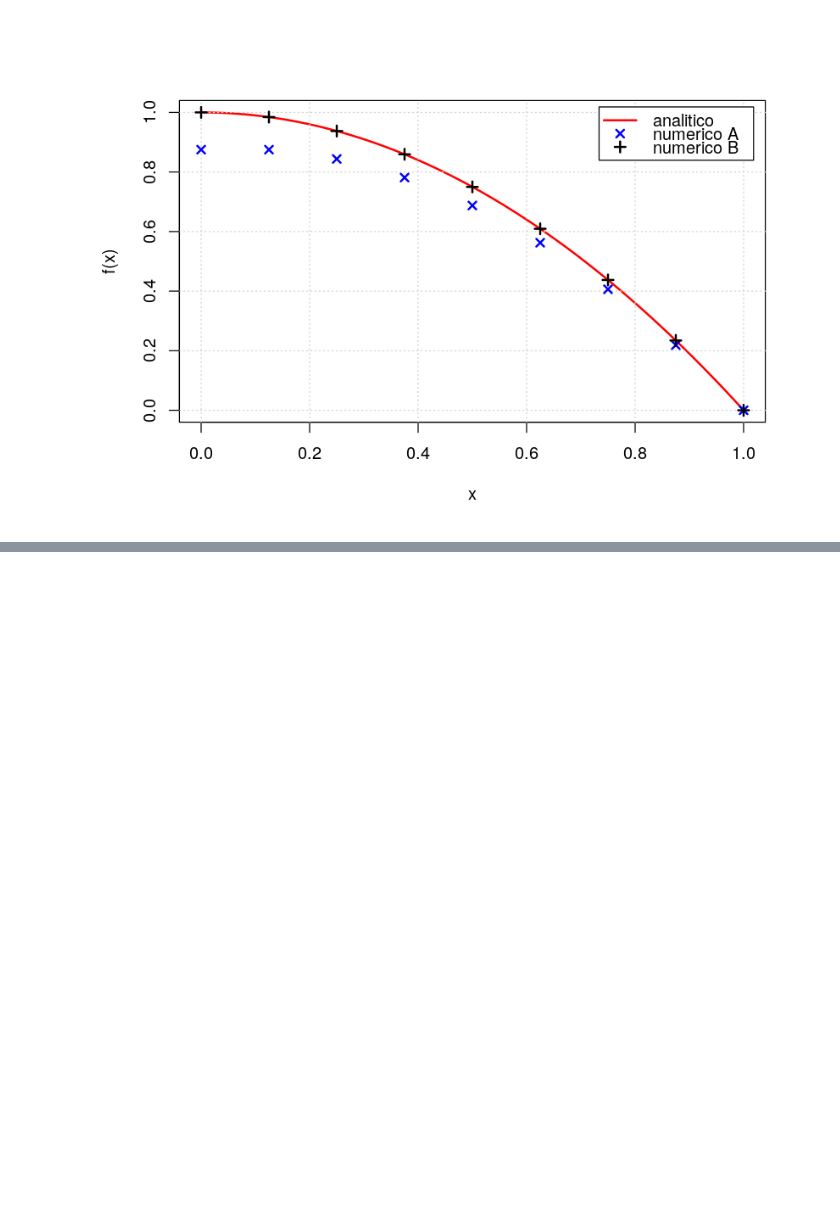
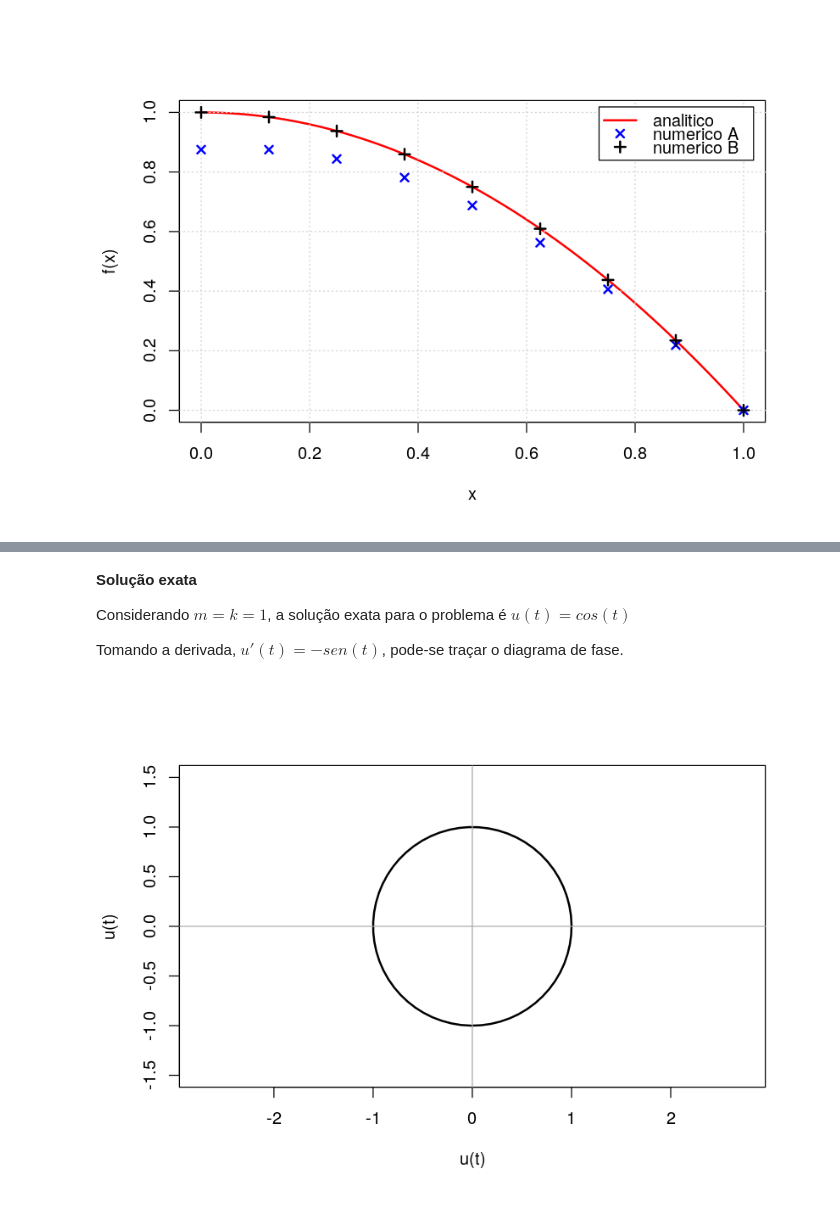
Before and after one commit to gborelli89/CCE_2019, a Jupyter notebook: diferencas_finitas.ipynb, the cells around one changed output, grey strips where cells are left out. Cells and saved outputs as stored; diff of their text form; code cells hidden in the pictures; blank space fills up the shorter version.

```diff
--- a/diferencas_finitas.ipynb
+++ b/diferencas_finitas.ipynb
@@ -179,0 +207,13 @@ legend("topright", legend=c('analitico', 'numerico A', 'numerico B'), col=c(2,4,
+# %% [markdown]
+**Solução exata**
+
+Considerando $m = k = 1$, a solução exata para o problema é $ u(t) = cos(t) $
+
+Tomando a derivada, $u'(t) = - sen(t)$, pode-se traçar o diagrama de fase.
+# %%
+# Plotando solução analítica
+tt <- seq(0,8,by=0.1)
+plot(cos(tt), sin(tt), t='l', xlab='u(t)', ylab='u(t)', ylim=c(-1.5,1.5), asp=1, lwd=2)
+abline(h=0,v=0, col='darkgray')
+# %% [output]
+[figure, added]
```
Also changed, not shown: parts of 15 cells of this notebook, 1 other file.
